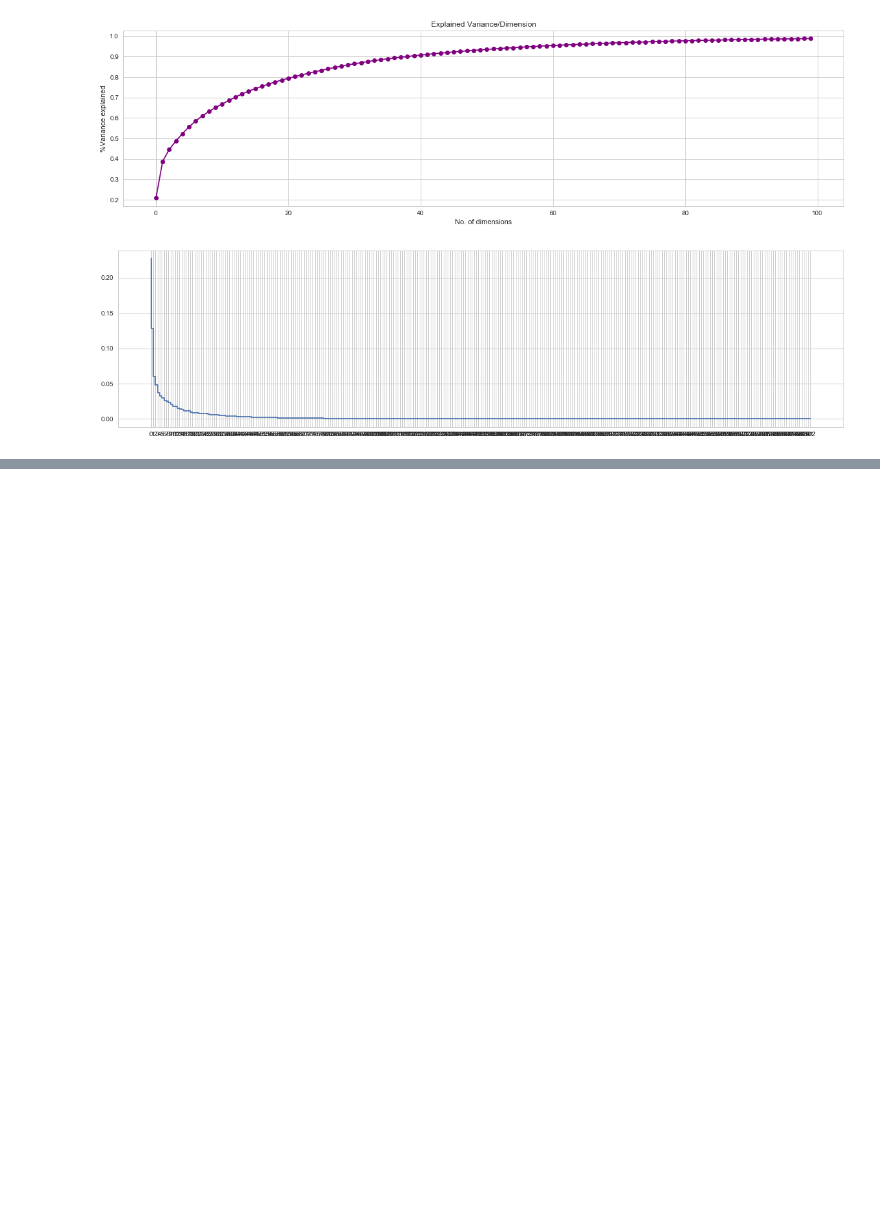
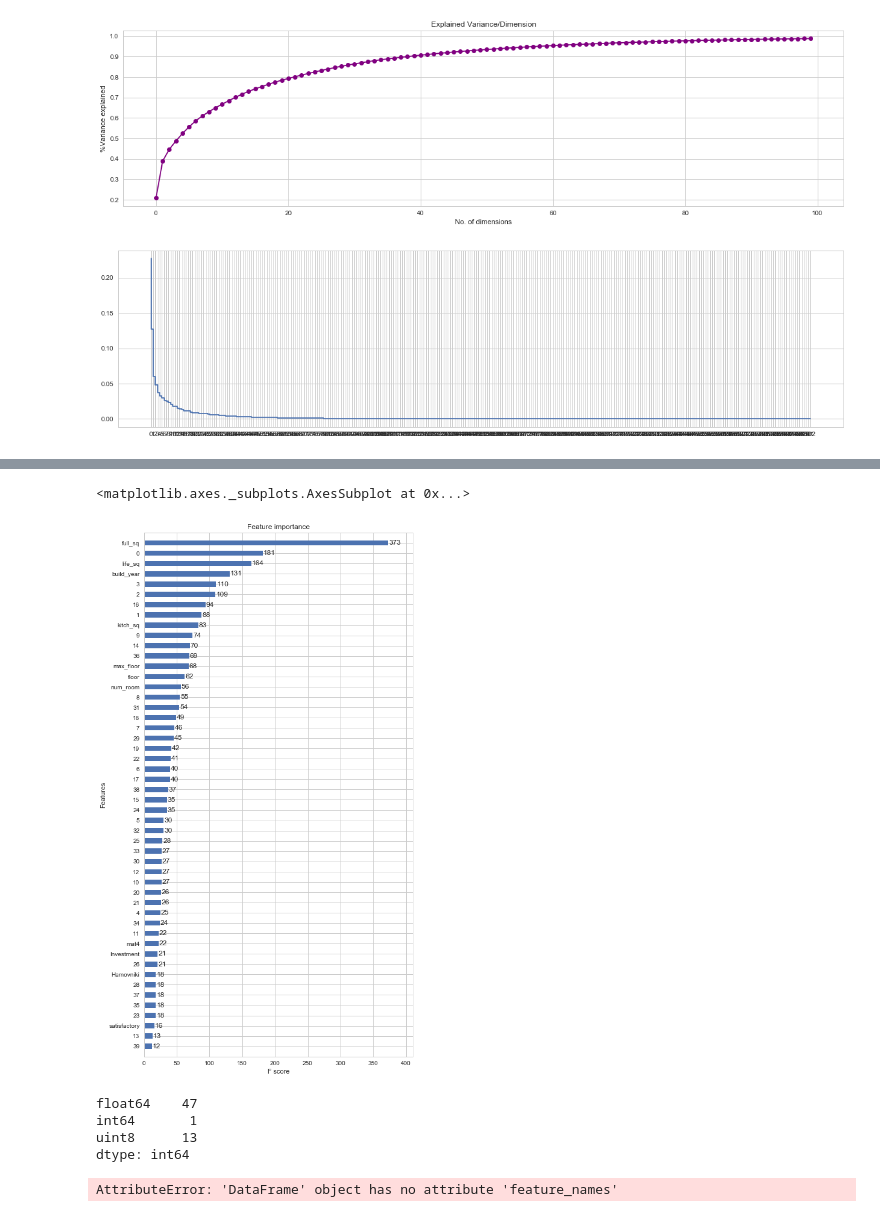
Before and after one commit to IEtoI/Capstone, a Jupyter notebook: CapstoneHousingPricePrediction_xgboost.ipynb, the cells around one changed output, grey strips where cells are left out. Drawn from its saved outputs; the diff is of its cells as text; code cells hidden in the pictures; blank space fills up the shorter version.

```diff
--- a/CapstoneHousingPricePrediction_xgboost.ipynb
+++ b/CapstoneHousingPricePrediction_xgboost.ipynb
@@ -1421,7 +1420,7 @@ sub_a.drop(sub_a.columns[len(sub_a.columns)-1], axis=1, inplace=True)
 # %%
 main_train_enc = main_train.copy()
-main_train_enc.drop(["material", "state", "product_type", "sub_area"],axis=1,inplace=True)
-main_train_enc = pd.concat([main_train_enc, mat, sta, p_type, sub_a], axis=1)
+main_train_enc.drop(["material", "state", "product_type"],axis=1,inplace=True)
+main_train_enc = pd.concat([main_train_enc, mat, sta, p_type], axis=1)
 # %%
 x = (main_train_enc)
 y =  pd.DataFrame(merge_comps).iloc[:30471]
@@ -1513,18 +1502,45 @@ modelfit(xgb1, X_train, predictors)
-# %%
-xgb1 = XGBClassifier(
- learning_rate =0.1,
- n_estimators=1000,
- max_depth=5,
- min_child_weight=1,
- gamma=0,
- subsample=0.8,
- colsample_bytree=0.8,
- objective= 'binary:logistic',
- n_jobs=4,
- scale_pos_weight=1,
- random_state=27)
-
-xgb1.fit(X_train, y_train)
+# %%
+#df_columns = X_train.columns
+dtrain = xgb.DMatrix(X_train, y_train)
+dtest = xgb.DMatrix(X_test)
+# %%
+xgb_params = {
+    'eta': 0.05,
+    'max_depth': 5,
+    'subsample': 1.0,
+    'colsample_bytree': 0.7,
+    'objective': 'reg:linear',
+    'eval_metric': 'rmse',
+    'silent': 1
+}
+
+# Uncomment to tune XGB `num_boost_rounds`
+partial_model = xgb.train(xgb_params, dtrain, num_boost_round=100)
+
+num_boost_round = partial_model.best_iteration
+# %%
+fig, ax = plt.subplots(1, 1, figsize=(8, 16))
+xgb.plot_importance(partial_model, max_num_features=50, height=0.5, ax=ax)
+# %% [output]
+<matplotlib.axes._subplots.AxesSubplot at 0x...>
+[figure, added]
+# %%
+final_test.get_dtype_counts()
+final_train.get_dtype_counts()
+# %% [output]
+float64    47
+int64       1
+uint8      13
+dtype: int64
+# %%
+ylog_pred = partial_model.predict(final_test)
+#y_pred = np.exp(ylog_pred) - 1
+
+#df_sub = pd.DataFrame({'id': test_merge["id"], 'price_doc': y_pred})
+
+#df_sub.to_csv('sub.csv', index=False)
+# %% [output]
+AttributeError: 'DataFrame' object has no attribute 'feature_names'
 # %%
 from sklearn.metrics import accuracy_score
 
```
Also changed, not shown: parts of 38 cells of this notebook.
